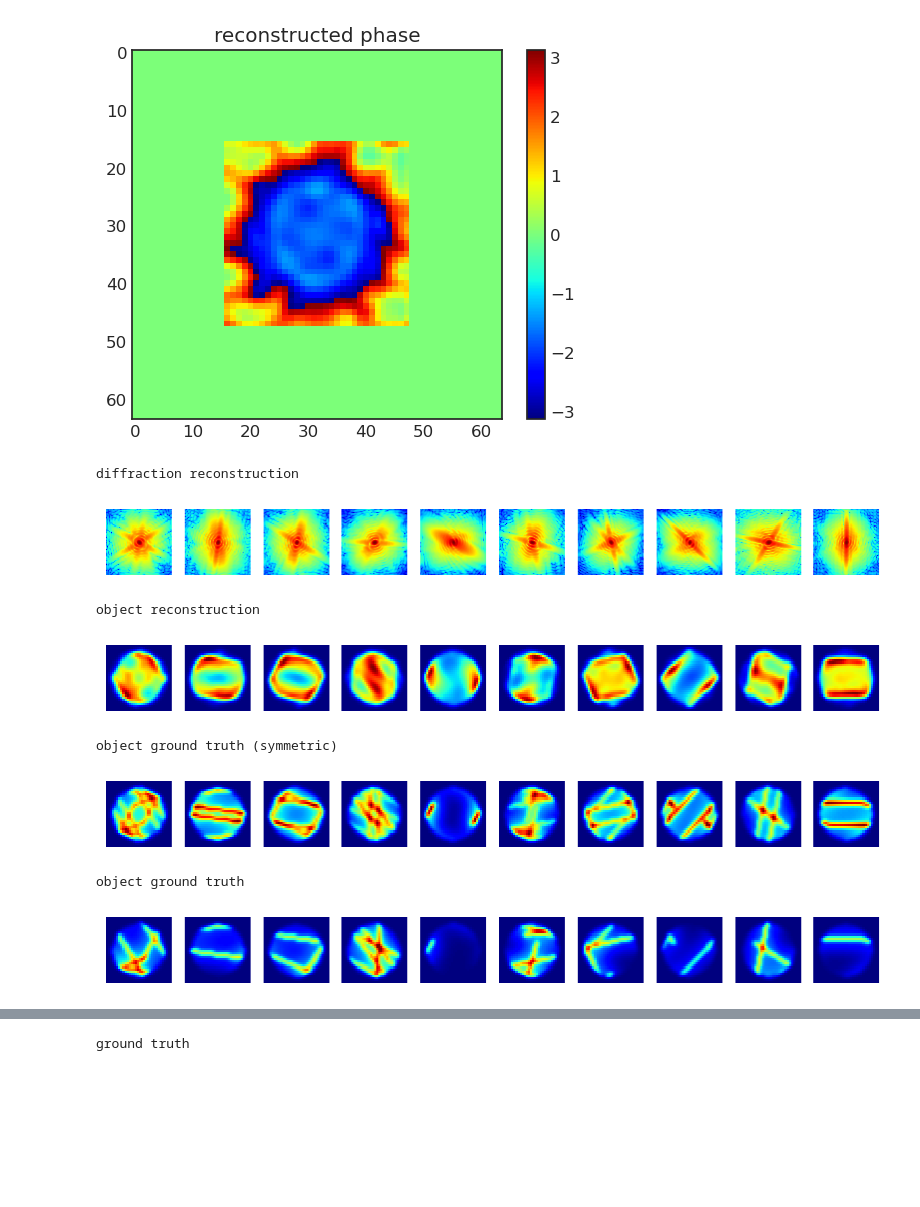
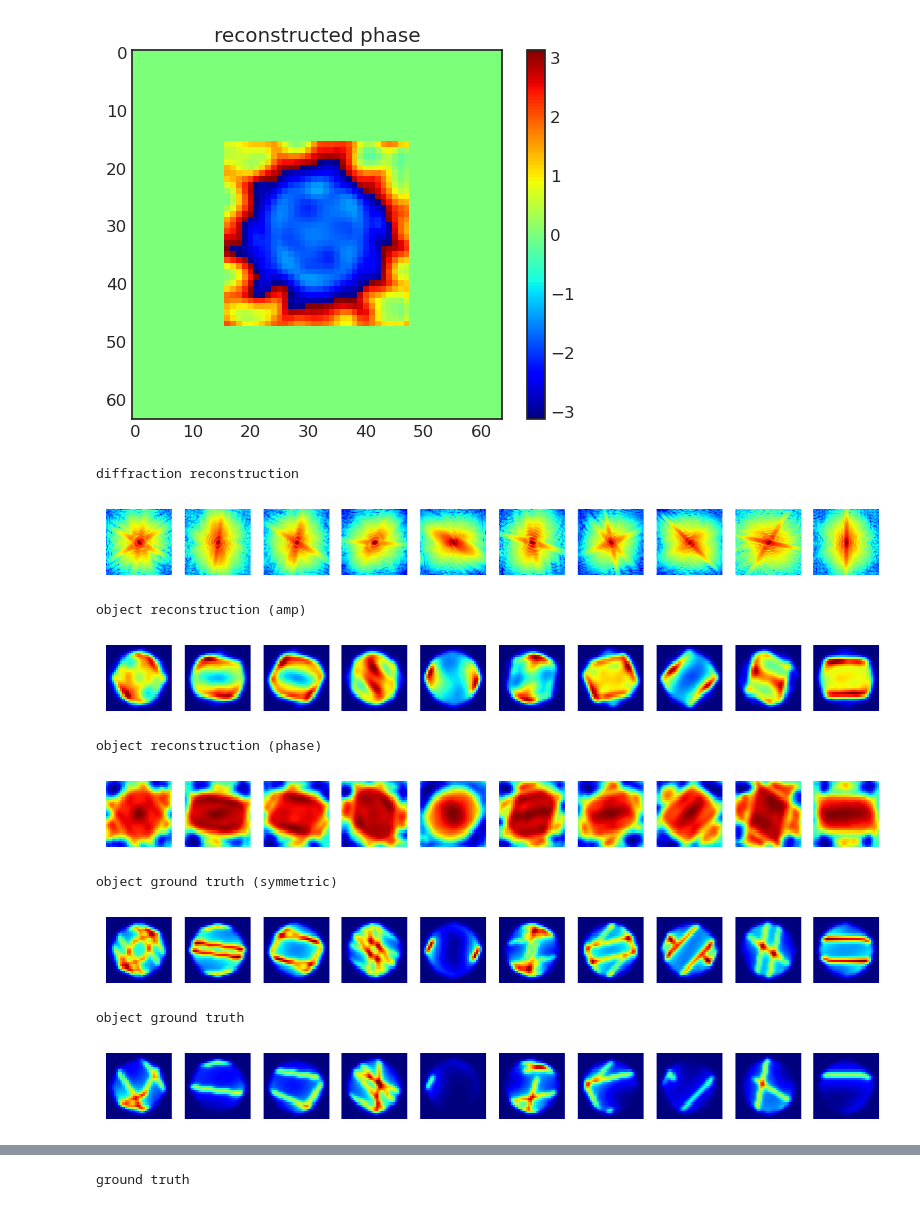
Before and after one commit to hoidn/PtychoPINN, a Jupyter notebook: tf_ptycho_autoencoder.ipynb, the cells around one changed output, grey strips where cells are left out. Saved outputs shown, nothing was run; the diff lists cells and outputs as text; code cells hidden in the pictures; blank space fills up the shorter version.

```diff
--- a/tf_ptycho_autoencoder.ipynb
+++ b/tf_ptycho_autoencoder.ipynb
@@ -257,12 +306,0 @@ Y_I_test = np.array([datasets.mk_lines_img() for _ in range(5000)])[:, :, :, :1]
-# %%
-Y_phi_train = np.zeros_like(Y_I_train)
-Y_phi_test = np.zeros_like(Y_I_test)
-
-tmp = np.linspace(-np.pi, np.pi, N) / 10
-tmp = np.linspace(-1, 1., N)
-
-Y_phi_train[:] = ((tmp) * tmp[:, None] * np.pi / 2)[..., None]
-Y_phi_test[:] = ((tmp) * tmp[:, None] * np.pi / 2)[..., None]
-
-X_train, Y_I_train, Y_phi_train, X_test, Y_I_test, Y_phi_test =\
-    preprocess(Y_I_train, Y_phi_train, Y_I_test, Y_phi_test)
@@ -651,29 +707,3 @@ summarize(505)
 plt_metrics()
 # %% [output]
 [figure]
-# %%
-def cropshow(arr, *args, **kwargs):
-    arr = arr[16:-16, 16:-16]
-    plt.imshow(arr, *args, **kwargs)
-
-i = 500
-
-off = 1
-norm =  (np.absolute(b)[i].max() / tmp2[i].max())
-# vmax = tmp2[i].max() * norm
-vmin = 0
-vmax = np.absolute(b)[i].max()
-
-aa, bb = 1, 3
-plt.subplot(aa, bb, 1)
-plt.title('Ground truth amp.')
-cropshow((Y_I_test[i]), cmap = 'jet', vmin = vmin, vmax = vmax)
-
-plt.subplot(aa, bb, 2)
-plt.title('Ground truth (symmetrized)')
-cropshow((np.absolute(symmetrize(b)))[i], cmap = 'jet', vmin = vmin, vmax = vmax)
-
-plt.subplot(aa, bb, 3)
-plt.title('Reconstructed amp.')
-cropshow((np.absolute(b))[i], cmap = 'jet', vmin = vmin, vmax = vmax)
-# plt.colorbar()
@@ -819,18 +847,22 @@ vmax = np.max(Y_I_test[:, 16:-16, 16:-16][i:i + 10])
 # %%
 print('diffraction reconstruction')
 vis.display_imgs(np.log(np.absolute(a))[i:i + 10])
-print('object reconstruction')
+print('object reconstruction (amp)')
 vis.display_imgs(np.absolute(b[:, 16:-16, 16:-16])[i:i + 10])#, vmin = vmin, vmax = vmax)
+print('object reconstruction (phase)')
+vis.display_imgs(np.angle(b[:, 16:-16, 16:-16])[i:i + 10])#, vmin = vmin, vmax = vmax)
 print('object ground truth (symmetric)')
 vis.display_imgs(np.absolute(symmetrize_3d(Y_I_test[:, 16:-16, 16:-16]))[i:i + 10])#, vmin = vmin, vmax = vmax)
 print('object ground truth')
 vis.display_imgs(Y_I_test[:, 16:-16, 16:-16][i:i + 10], vmin = vmin, vmax = vmax)
 # %% [output]
 diffraction reconstruction
 [figure]
-object reconstruction
+object reconstruction (amp)
 [figure]
-object ground truth (symmetric)
+object reconstruction (phase)
-[figure, old version]
+[figure, new version]
-object ground truth
+object ground truth (symmetric)
-[figure, old version]
+[figure, new version]
+object ground truth
+[figure, added]
```
Also changed, not shown: parts of 32 cells of this notebook.
